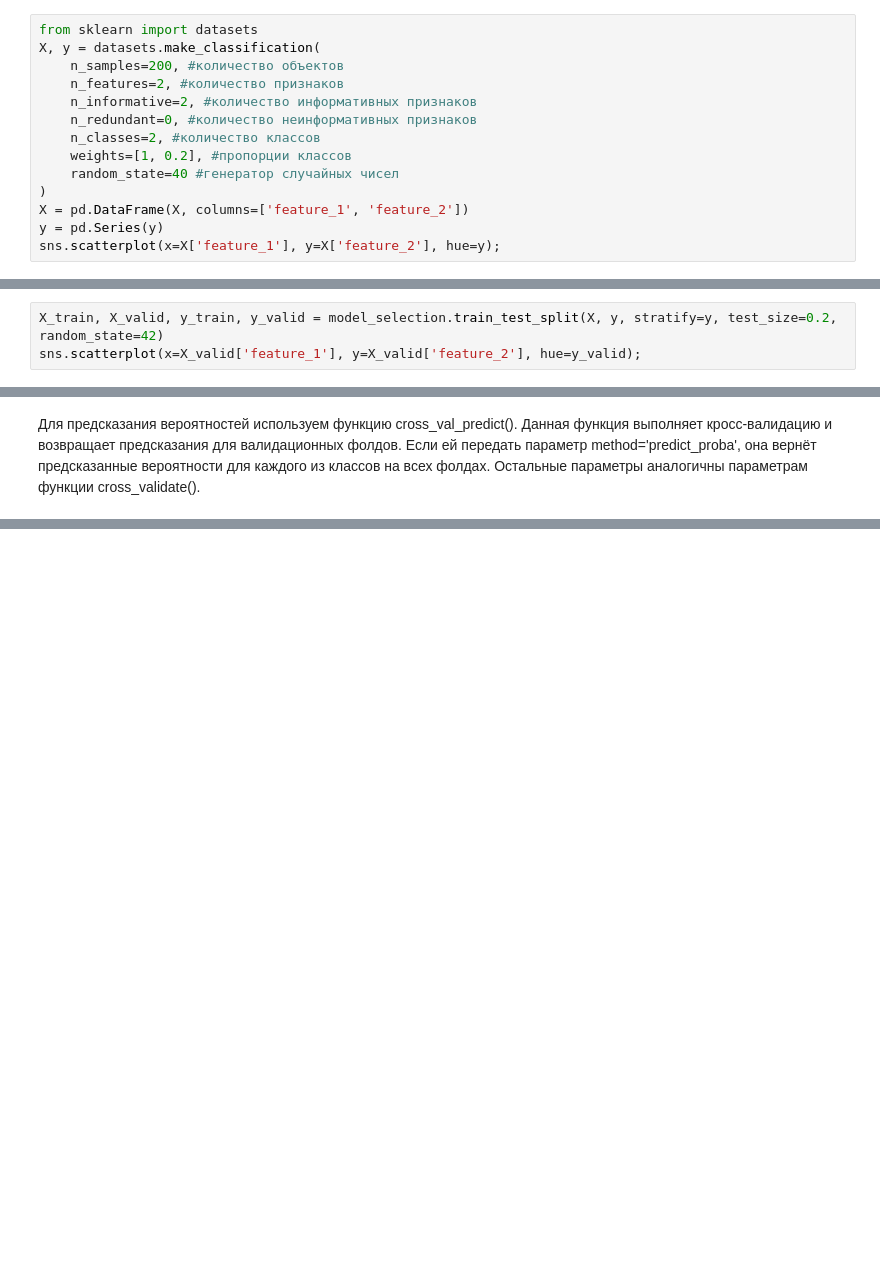
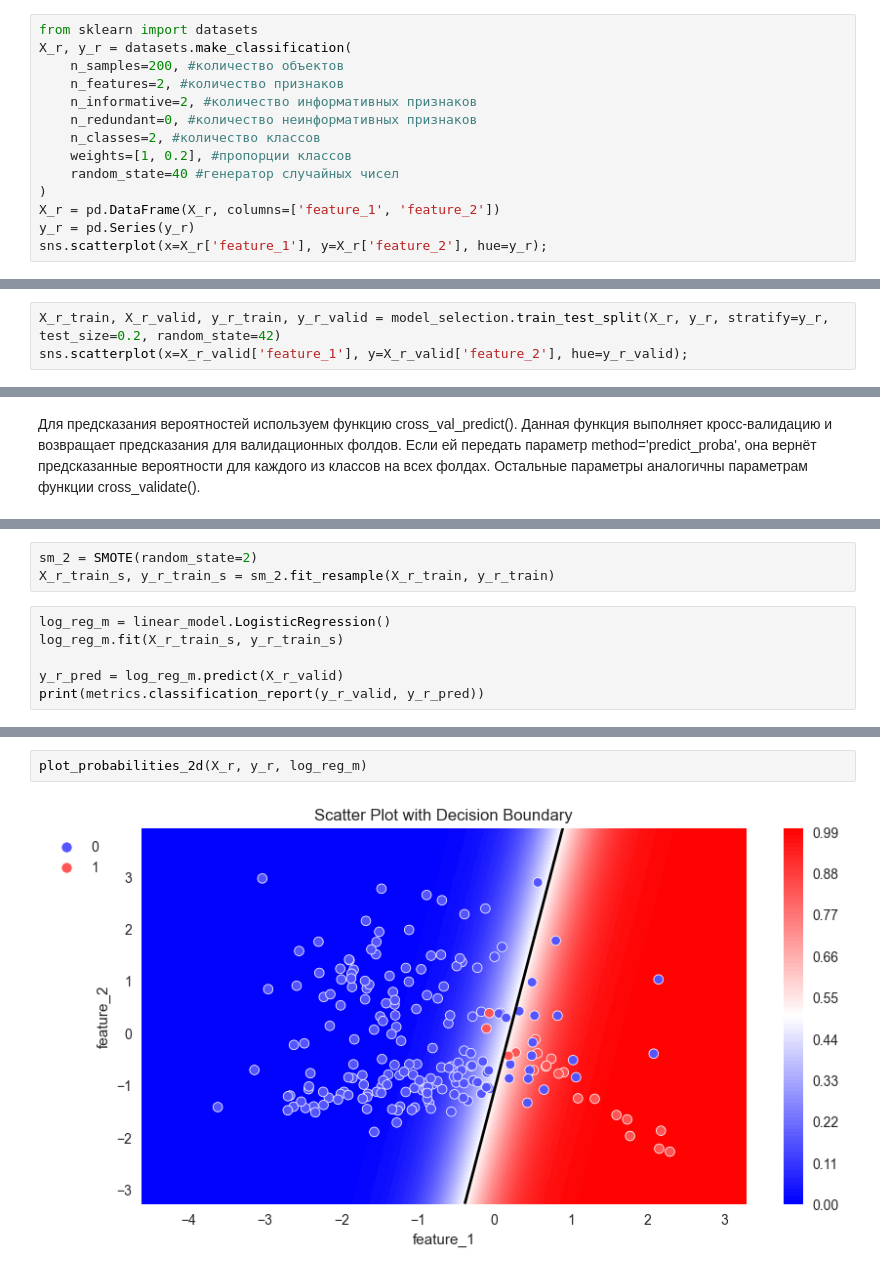
Before and after one commit to vadimkopytko/learning, a Jupyter notebook: SkillFactory/ML_5_Валидация_и_оценка_моделей/Theory.ipynb, the cells around one changed output, grey strips where cells are left out. Saved outputs shown, nothing was run; the diff lists cells and outputs as text; blank space fills up the shorter version.

```diff
--- a/SkillFactory/ML_5_Валидация_и_оценка_моделей/Theory.ipynb
+++ b/SkillFactory/ML_5_Валидация_и_оценка_моделей/Theory.ipynb
@@ -329,7 +329,7 @@ Name: Potability, dtype: float64
 ----------------------------------------
 # %%
 from sklearn import datasets
-X, y = datasets.make_classification(
+X_r, y_r = datasets.make_classification(
     n_samples=200, #количество объектов
     n_features=2, #количество признаков
     n_informative=2, #количество информативных признаков
@@ -338,14 +338,14 @@ X, y = datasets.make_classification(
     weights=[1, 0.2], #пропорции классов
     random_state=40 #генератор случайных чисел
 )
-X = pd.DataFrame(X, columns=['feature_1', 'feature_2'])
-y = pd.Series(y)
-sns.scatterplot(x=X['feature_1'], y=X['feature_2'], hue=y);
+X_r = pd.DataFrame(X_r, columns=['feature_1', 'feature_2'])
+y_r = pd.Series(y_r)
+sns.scatterplot(x=X_r['feature_1'], y=X_r['feature_2'], hue=y_r);
 # %% [output]
 [figure]
 # %%
-X_train, X_valid, y_train, y_valid = model_selection.train_test_split(X, y, stratify=y, test_size=0.2, random_state=42)
-sns.scatterplot(x=X_valid['feature_1'], y=X_valid['feature_2'], hue=y_valid);
+X_r_train, X_r_valid, y_r_train, y_r_valid = model_selection.train_test_split(X_r, y_r, stratify=y_r, test_size=0.2, random_state=42)
+sns.scatterplot(x=X_r_valid['feature_1'], y=X_r_valid['feature_2'], hue=y_r_valid);
 # %% [output]
 [figure]
 # %% [markdown]
@@ -455,0 +594,9 @@ PR-кривая (precision-recall curve) — это график зависим
+# %%
+sm_2 = SMOTE(random_state=2)
+X_r_train_s, y_r_train_s = sm_2.fit_resample(X_r_train, y_r_train)
+# %%
+log_reg_m = linear_model.LogisticRegression()
+log_reg_m.fit(X_r_train_s, y_r_train_s)
+
+y_r_pred = log_reg_m.predict(X_r_valid)
+print(metrics.classification_report(y_r_valid, y_r_pred))
@@ -455,0 +612,4 @@ PR-кривая (precision-recall curve) — это график зависим
+# %%
+plot_probabilities_2d(X_r, y_r, log_reg_m)
+# %% [output]
+[figure, added]
```
Also changed, not shown: parts of 40 cells of this notebook, 2 other files.
